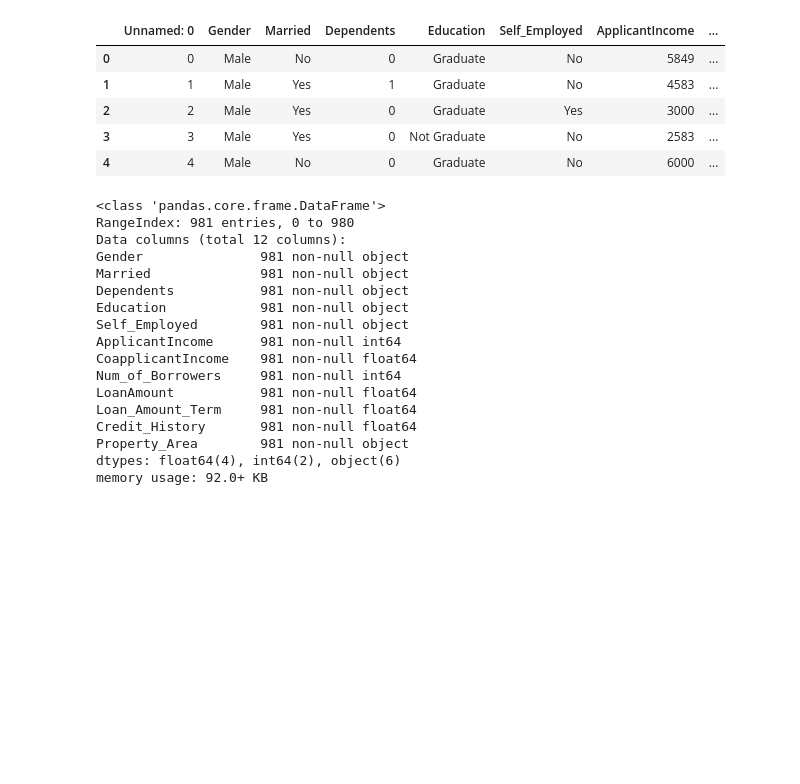
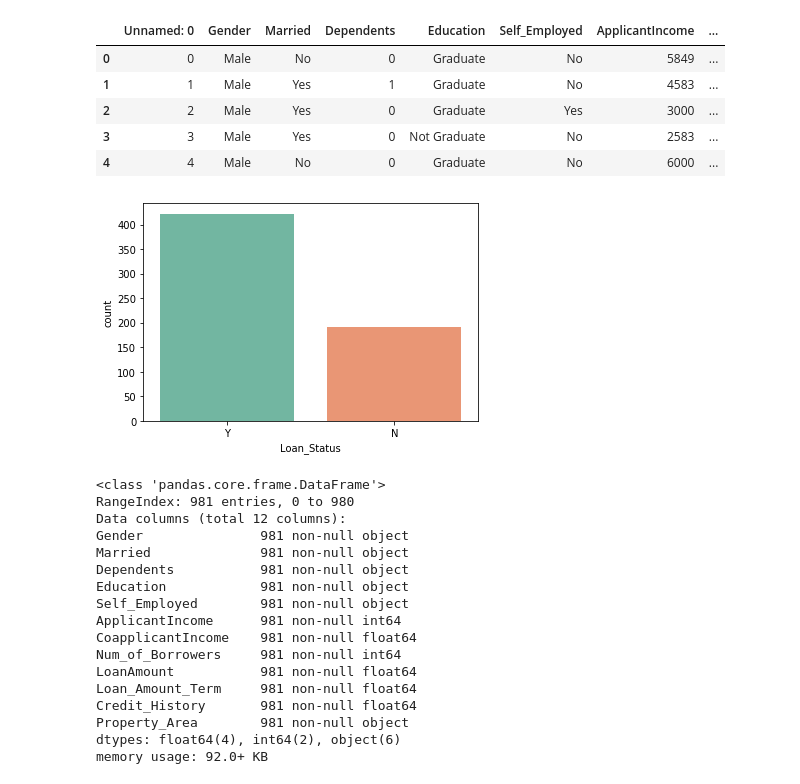
Before and after one commit to AlexOsokin97/Loan_Approval, a Jupyter notebook: Data_Analysis.ipynb, the cells around one changed output. Cells and saved outputs as stored; diff of their text form; code cells hidden in the pictures; blank space fills up the shorter version.

```diff
--- a/Data_Analysis.ipynb
+++ b/Data_Analysis.ipynb
@@ -18,6 +18,10 @@ df.head()
 | 2 | 2 | Male | Yes | 0 | Graduate | Yes | 3000 | ... |
 | 3 | 3 | Male | Yes | 0 | Not Graduate | No | 2583 | ... |
 | 4 | 4 | Male | No | 0 | Graduate | No | 6000 | ... |
+# %%
+cp = sns.countplot(x='Loan_Status', data=df_2, palette='Set2')
+# %% [output]
+[figure, added]
 # %%
 df.drop(['Unnamed: 0', 'Loan_Status'], axis=1, inplace=True)
 # %%
```
Also changed, not shown: parts of 3 cells of this notebook.
